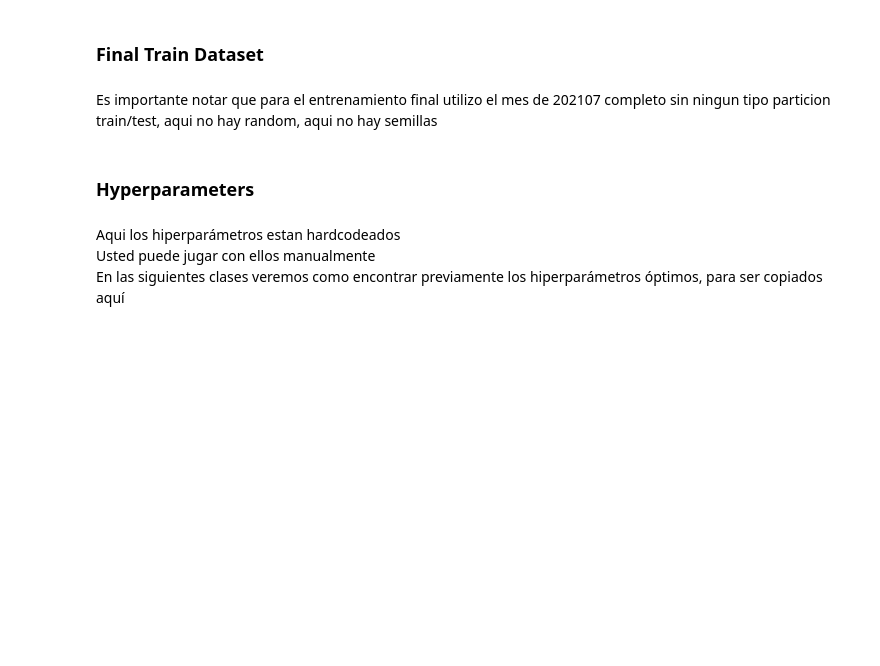
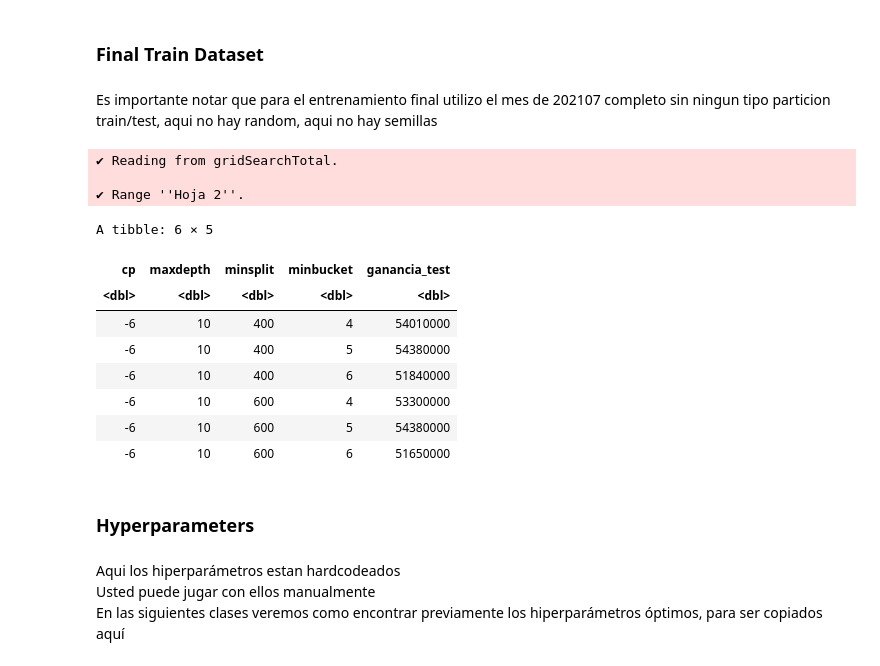
Before and after one commit to patriciasandagorda/labo2025v, a Jupyter notebook: src/rpart/102_FinalTrain_predecirGanancia.ipynb, the cells around one changed output. Cells and saved outputs as stored; diff of their text form; code cells hidden in the pictures; blank space fills up the shorter version.

```diff
--- a/src/rpart/102_FinalTrain_predecirGanancia.ipynb
+++ b/src/rpart/102_FinalTrain_predecirGanancia.ipynb
@@ -119,3 +148,21 @@ dtrain_final <- dataset[foto_mes == 202107] # defino donde voy a entrenar
+# %%
+url <- "https://docs.google.com/spreadsheets/d/1i2C4oVTMnaPYllUORe3BPoTL2NqY5cW0B70RFBj28Pc/edit?usp=sharing"
+dtrain_final <- read_sheet(url, sheet = "Hoja 2")
+
+head(dtrain_final)
+# %% [output]
+✔ Reading from gridSearchTotal.
+
+✔ Range ''Hoja 2''.
+A tibble: 6 × 5
+| cp | maxdepth | minsplit | minbucket | ganancia_test |
+| <dbl> | <dbl> | <dbl> | <dbl> | <dbl> |
+| -6 | 10 | 400 | 4 | 54010000 |
+| -6 | 10 | 400 | 5 | 54380000 |
+| -6 | 10 | 400 | 6 | 51840000 |
+| -6 | 10 | 600 | 4 | 53300000 |
+| -6 | 10 | 600 | 5 | 54380000 |
+| -6 | 10 | 600 | 6 | 51650000 |
 # %% [markdown]
 ### Hyperparameters
 # %% [markdown]
```
Also changed, not shown: parts of 8 cells of this notebook.
